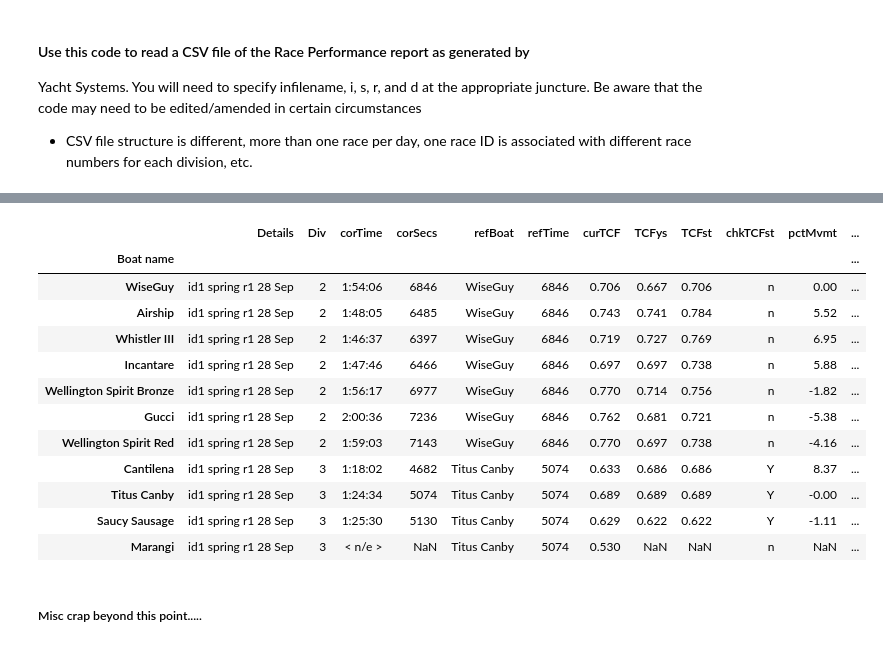
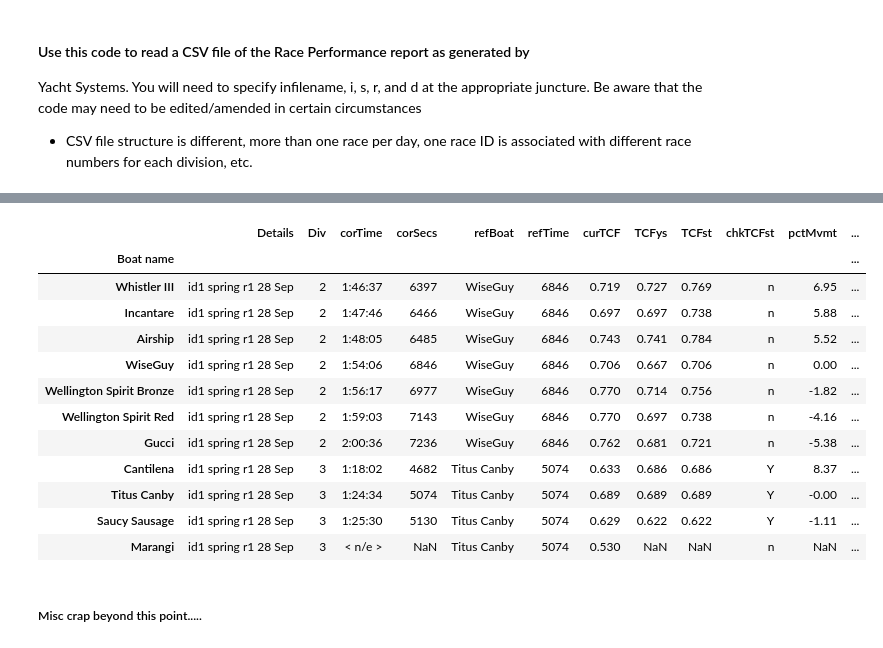
Before and after one commit to drphilbishop/RPNYC_race_analysis, a Jupyter notebook: processRawPerformanceData.ipynb, the cells around one changed output, grey strips where cells are left out. Cells and saved outputs as stored; diff of their text form; code cells hidden in the pictures.

Commit message:
Managed to get sort working on 2 columns, div and corrected time

```diff
--- a/processRawPerformanceData.ipynb
+++ b/processRawPerformanceData.ipynb
@@ -165,43 +165,42 @@ data = input_csv(datapath + "Raw CSV data/", infilename + '.csv')
 data = data.replace(0.00,nan)
 data['corSecs'] = data['corTime'].map(lambda x: et2seconds(x))
 data['Div']     = data['Stuff'].map(lambda x: get_division(x))
 data['Details'] = i + ' ' + s + ' ' + r + ' ' + d
 
 # Figure out reference boat and times and put ref tuples into a dataframe called reference
 ref = data.groupby(['Div']).apply(lambda x: ref_boat(x))
 reference = pd.DataFrame({'refBoat':ref.map(lambda x: x[0]),'refTime':ref.map(lambda x: x[1])})
 
 data['refBoat'] = data['Div'].map(lambda x: reference.ix[x,'refBoat'])
 data['refTime'] = data['Div'].map(lambda x: reference.ix[x,'refTime'])
 
 data['TCFst']    = data.apply(TCFst, axis=1)
 data['chkTCFst'] = data.apply(stTCFsame, axis=1)
 data['pctMvmt']  = data.apply(pctMvmt, axis=1)
 data['TCFclmpd'] = data.apply(TCFclmpd, axis=1)
 
 # Identify desired columns in order
 # sort on corrected time?
 #data.columns.tolist()
 cols = ['Details', 'Div','corTime','corSecs','refBoat','refTime','curTCF','TCFys','TCFst','chkTCFst', \
         'pctMvmt','TCFclmpd']
 
 outfilename = i + ' ' + s + ' ' + r
 data[cols].to_csv(datapath + "Proc'd CSVs/" + outfilename + ' perf.csv', sep = ',')
 
 #data[cols].dtypes
-#data[cols].sort('corSecs')  -- need to find a way to sort according to div and by corSecs to yield
-# the same order as results reports from YotSys
-data[cols]
+data[cols].sort(['Div','corSecs'])
+#data[cols]
 # %% [output]
 |  | Details | Div | corTime | corSecs | refBoat | refTime | curTCF | TCFys | TCFst | chkTCFst | pctMvmt | ... |
 | Boat name |  |  |  |  |  |  |  |  |  |  |  | ... |
-| WiseGuy | id1 spring r1 28 Sep | 2 | 1:54:06 | 6846 | WiseGuy | 6846 | 0.706 | 0.667 | 0.706 | n | 0.00 | ... |
-| Airship | id1 spring r1 28 Sep | 2 | 1:48:05 | 6485 | WiseGuy | 6846 | 0.743 | 0.741 | 0.784 | n | 5.52 | ... |
 | Whistler III | id1 spring r1 28 Sep | 2 | 1:46:37 | 6397 | WiseGuy | 6846 | 0.719 | 0.727 | 0.769 | n | 6.95 | ... |
 | Incantare | id1 spring r1 28 Sep | 2 | 1:47:46 | 6466 | WiseGuy | 6846 | 0.697 | 0.697 | 0.738 | n | 5.88 | ... |
+| Airship | id1 spring r1 28 Sep | 2 | 1:48:05 | 6485 | WiseGuy | 6846 | 0.743 | 0.741 | 0.784 | n | 5.52 | ... |
+| WiseGuy | id1 spring r1 28 Sep | 2 | 1:54:06 | 6846 | WiseGuy | 6846 | 0.706 | 0.667 | 0.706 | n | 0.00 | ... |
 | Wellington Spirit Bronze | id1 spring r1 28 Sep | 2 | 1:56:17 | 6977 | WiseGuy | 6846 | 0.770 | 0.714 | 0.756 | n | -1.82 | ... |
+| Wellington Spirit Red | id1 spring r1 28 Sep | 2 | 1:59:03 | 7143 | WiseGuy | 6846 | 0.770 | 0.697 | 0.738 | n | -4.16 | ... |
 | Gucci | id1 spring r1 28 Sep | 2 | 2:00:36 | 7236 | WiseGuy | 6846 | 0.762 | 0.681 | 0.721 | n | -5.38 | ... |
-| Wellington Spirit Red | id1 spring r1 28 Sep | 2 | 1:59:03 | 7143 | WiseGuy | 6846 | 0.770 | 0.697 | 0.738 | n | -4.16 | ... |
 | Cantilena | id1 spring r1 28 Sep | 3 | 1:18:02 | 4682 | Titus Canby | 5074 | 0.633 | 0.686 | 0.686 | Y | 8.37 | ... |
 | Titus Canby | id1 spring r1 28 Sep | 3 | 1:24:34 | 5074 | Titus Canby | 5074 | 0.689 | 0.689 | 0.689 | Y | -0.00 | ... |
 | Saucy Sausage | id1 spring r1 28 Sep | 3 | 1:25:30 | 5130 | Titus Canby | 5074 | 0.629 | 0.622 | 0.622 | Y | -1.11 | ... |
```
